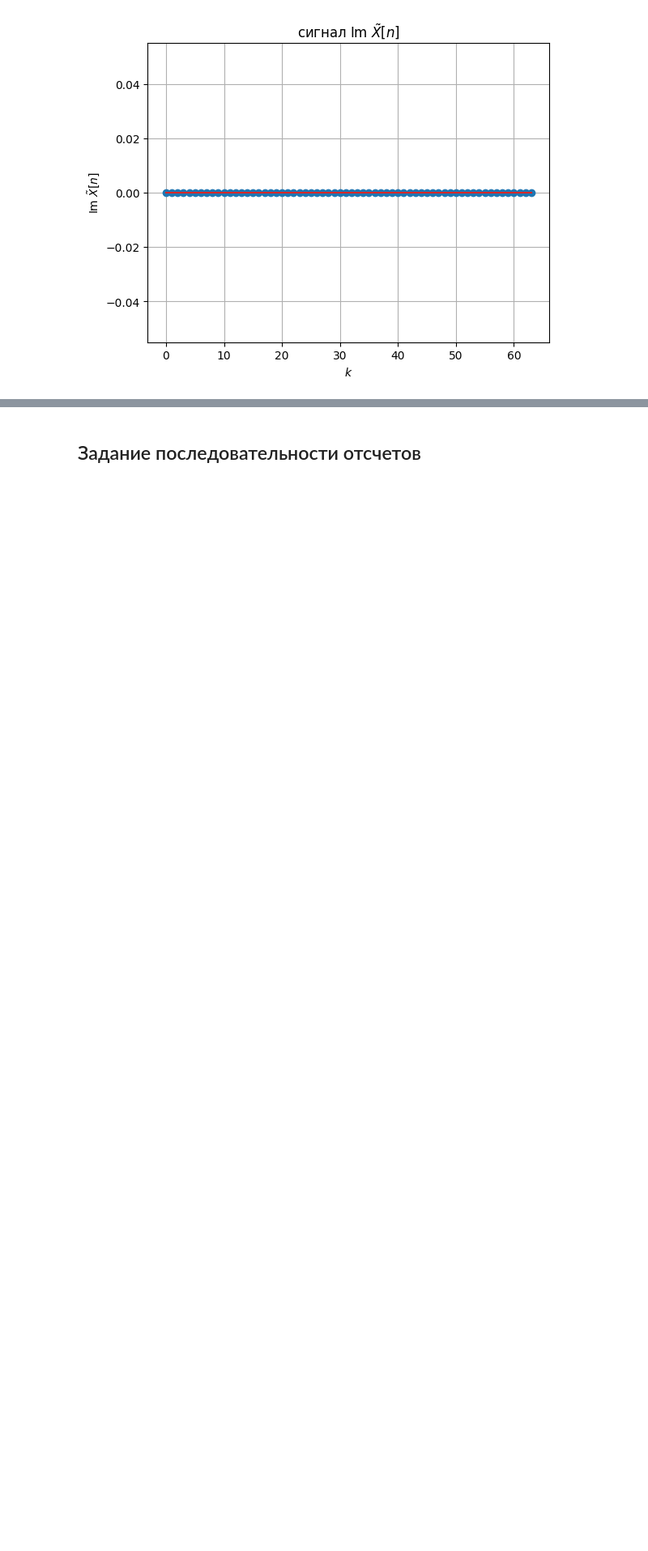
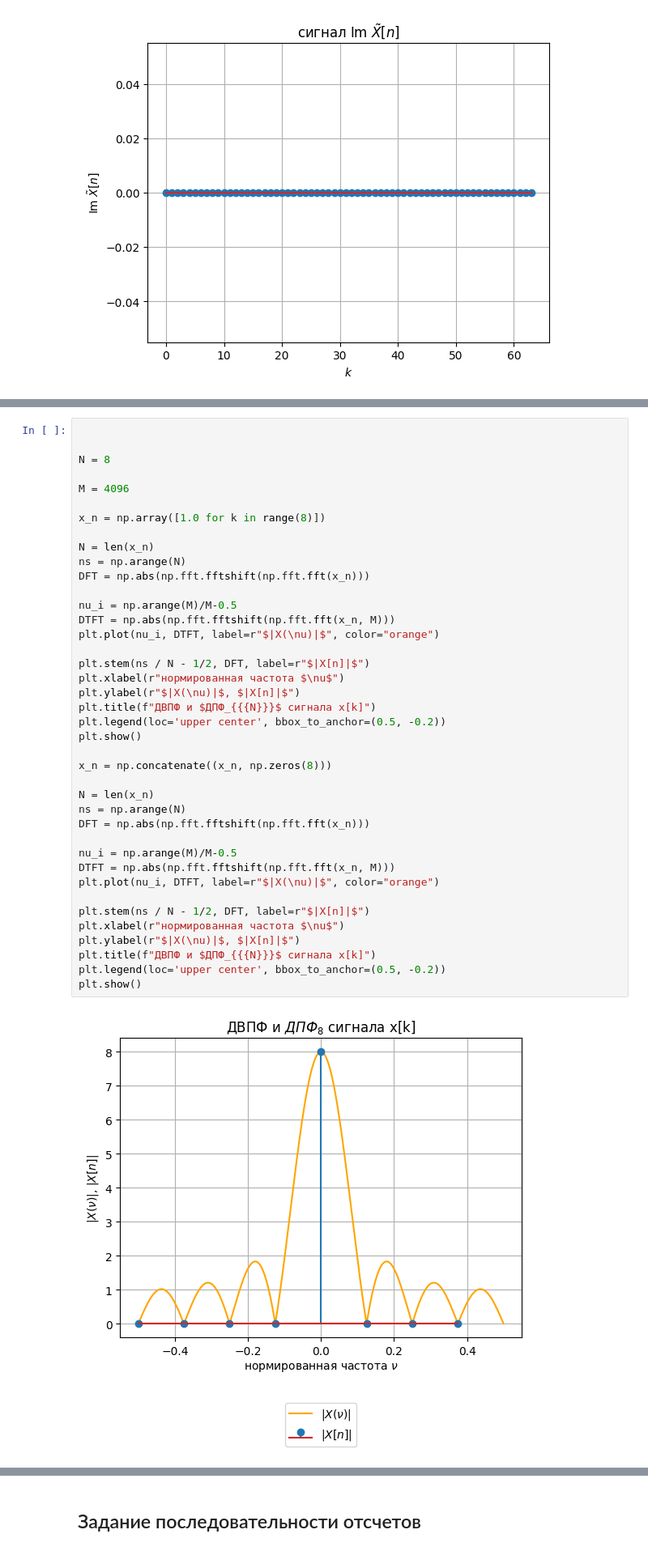
Before and after one commit to TikhonRyabyhV/Radiophysical-laboratory, a Jupyter notebook: DFT and DTFT/Lab2_task.ipynb, the cells around one changed output, grey strips where cells are left out. Shown at 81% size. Saved outputs shown, nothing was run; the diff lists cells and outputs as text; blank space fills up the shorter version.

```diff
--- a/DFT and DTFT/Lab2_task.ipynb
+++ b/DFT and DTFT/Lab2_task.ipynb
@@ -502,0 +506,42 @@ plot_FT(m_0 + m_1)
+# %%
+
+
+N = 8
+
+M = 4096
+
+x_n = np.array([1.0 for k in range(8)])
+
+N = len(x_n)
+ns = np.arange(N)
+DFT = np.abs(np.fft.fftshift(np.fft.fft(x_n)))
+
+nu_i = np.arange(M)/M-0.5
+DTFT = np.abs(np.fft.fftshift(np.fft.fft(x_n, M)))
+plt.plot(nu_i, DTFT, label=r"$|X(\nu)|$", color="orange")
+
+plt.stem(ns / N - 1/2, DFT, label=r"$|X[n]|$")
+plt.xlabel(r"нормированная частота $\nu$")
+plt.ylabel(r"$|X(\nu)|$, $|X[n]|$")
+plt.title(f"ДВПФ и $ДПФ_{{{N}}}$ сигнала x[k]")
+plt.legend(loc='upper center', bbox_to_anchor=(0.5, -0.2))
+plt.show()
+
+x_n = np.concatenate((x_n, np.zeros(8)))
+
+N = len(x_n)
+ns = np.arange(N)
+DFT = np.abs(np.fft.fftshift(np.fft.fft(x_n)))
+
+nu_i = np.arange(M)/M-0.5
+DTFT = np.abs(np.fft.fftshift(np.fft.fft(x_n, M)))
+plt.plot(nu_i, DTFT, label=r"$|X(\nu)|$", color="orange")
+
+plt.stem(ns / N - 1/2, DFT, label=r"$|X[n]|$")
+plt.xlabel(r"нормированная частота $\nu$")
+plt.ylabel(r"$|X(\nu)|$, $|X[n]|$")
+plt.title(f"ДВПФ и $ДПФ_{{{N}}}$ сигнала x[k]")
+plt.legend(loc='upper center', bbox_to_anchor=(0.5, -0.2))
+plt.show()
+# %% [output]
+[figure, added]
```
Also changed, not shown: parts of 2 cells of this notebook.
